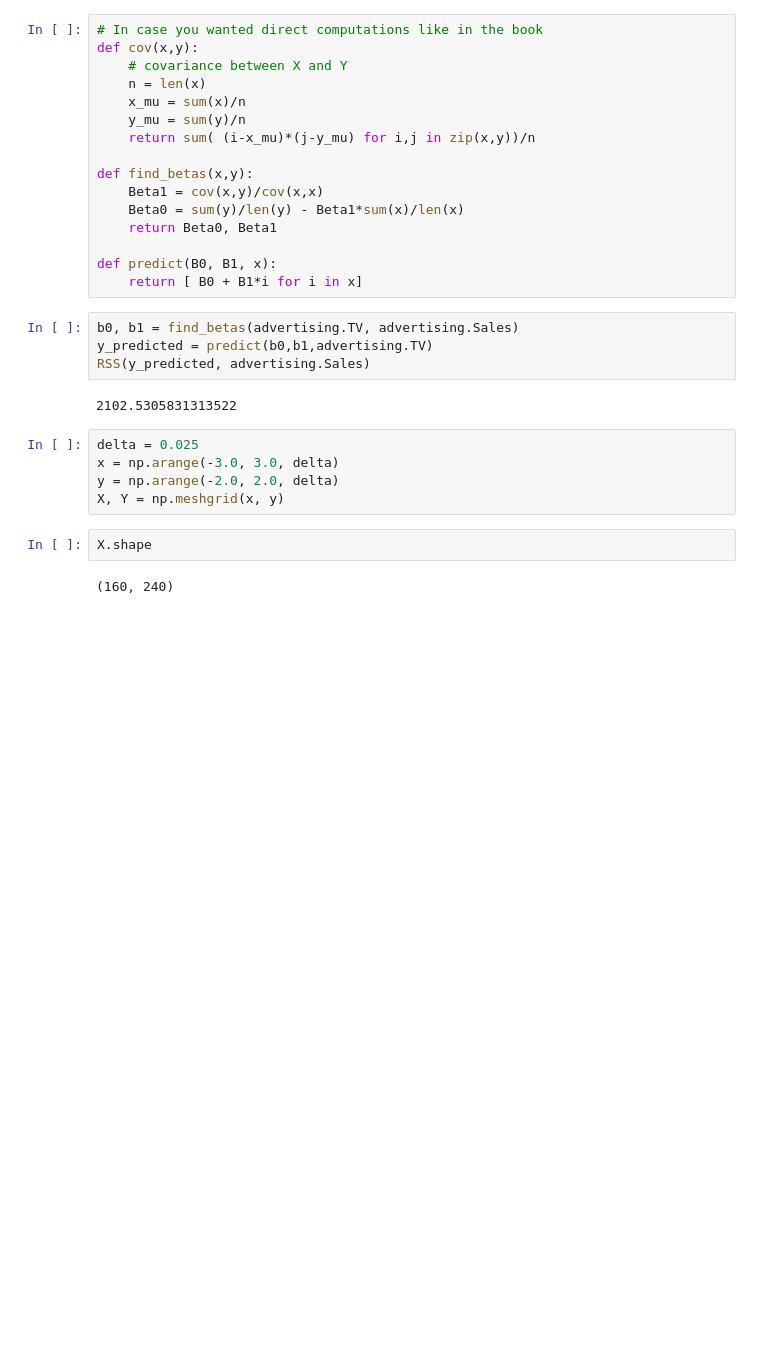
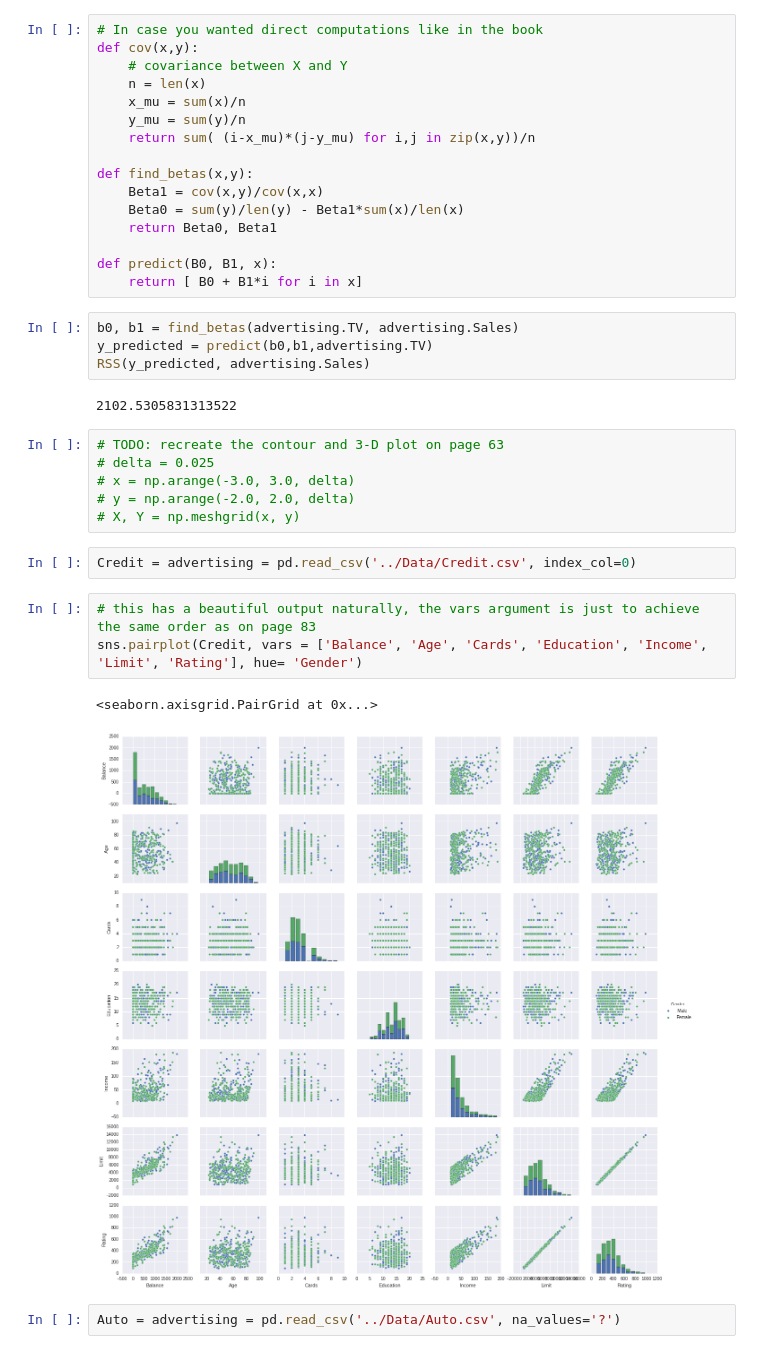
Before and after one commit to Michael-J-Ward/StatisticalLearning, a Jupyter notebook: Ch3/ISLR_ch3.ipynb, the cells around one changed output. Cells and saved outputs as stored; diff of their text form; blank space fills up the shorter version.

```diff
--- a/Ch3/ISLR_ch3.ipynb
+++ b/Ch3/ISLR_ch3.ipynb
@@ -62,11 +62,18 @@ RSS(y_predicted, advertising.Sales)
 # %% [output]
 2102.5305831313522
 # %%
-delta = 0.025
-x = np.arange(-3.0, 3.0, delta)
-y = np.arange(-2.0, 2.0, delta)
-X, Y = np.meshgrid(x, y)
+# TODO: recreate the contour and 3-D plot on page 63
+# delta = 0.025
+# x = np.arange(-3.0, 3.0, delta)
+# y = np.arange(-2.0, 2.0, delta)
+# X, Y = np.meshgrid(x, y)
-# %%
-X.shape
-# %% [output]
-(160, 240)
+# %%
+Credit = advertising = pd.read_csv('../Data/Credit.csv', index_col=0)
+# %%
+# this has a beautiful output naturally, the vars argument is just to achieve the same order as on page 83
+sns.pairplot(Credit, vars = ['Balance', 'Age', 'Cards', 'Education', 'Income', 'Limit', 'Rating'], hue= 'Gender')
+# %% [output]
+<seaborn.axisgrid.PairGrid at 0x...>
+[figure, added]
+# %%
+Auto = advertising = pd.read_csv('../Data/Auto.csv', na_values='?')
```
Also changed, not shown: parts of 9 cells of this notebook, 13 other files.
